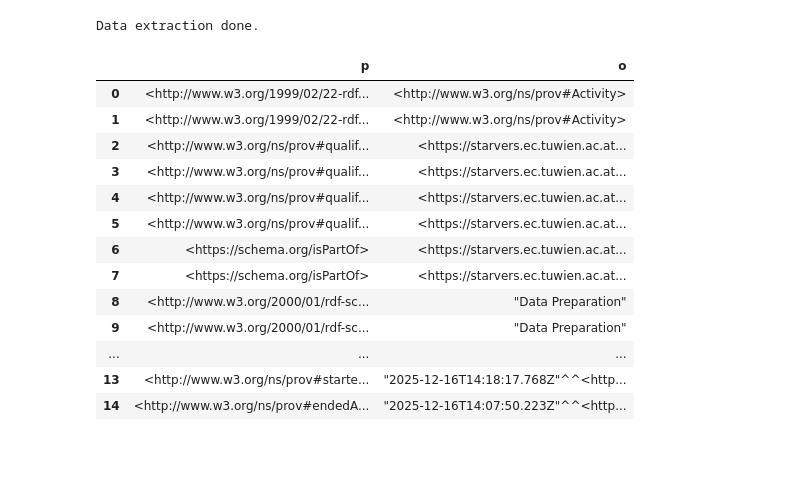
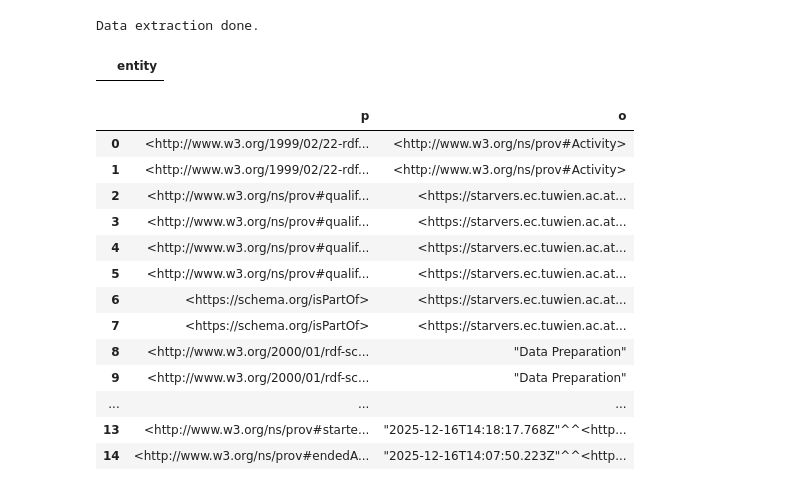
Before and after one commit to Emina1998/BI_Assignment3, a Jupyter notebook: template.ipynb, the cells around one changed output. Cells and saved outputs as stored; diff of their text form; code cells hidden in the pictures; blank space fills up the shorter version.

```diff
--- a/template.ipynb
+++ b/template.ipynb
@@ -1817,10 +1815,15 @@ engine.insert(identify_data_mining_algorithm_activity, prefixes=prefixes)
 # Documentation 4b
 #############################################
 
-hp_ass_uuid_writer = "fff582a8-c5cd-4030-978b-9f56b603167c"
+hp_ass_uuid_writer = "023b72e3-9d28-45cd-a82b-fa84d852e68d"
 hp_comment = """
-...
+Several hyper-parameters of the k-Nearest Neighbors algorithm were considered, including the number of neighbors, the distance metric, the weighting scheme, and the neighbor search algorithm. Among these, the number of neighbors k was selected as the most relevant hyper-parameter for tuning.
+
+The value of k directly controls the complexity of the kNN model. Small values of k can lead to overfitting, while larger values may cause underfitting by smoothing class boundaries too strongly. Because this effect is easy to interpret and has a strong impact on model performance, k was chosen for tuning.
+
+The tuning was performed by evaluating a predefined range of odd k values. This allows transparent comparison between configurations while keeping the computational effort manageable.
 """
+
 identify_hp_activity = [
     f':identify_hyperparameters rdf:type prov:Activity .',
     f':identify_hyperparameters sc:isPartOf :modeling_phase .',
@@ -1831,12 +1834,11 @@ identify_hp_activity = [
     f':{hp_ass_uuid_writer} prov:hadRole :{code_writer_role} .',
 
     # example parameter
-    f':hp_learning_rate rdf:type mls:HyperParameter .',
-    f':hp_learning_rate rdfs:label "Learning Rate" .',
-    f':hp_learning_rate rdfs:comment "..." .',
-    f':random_forrest_classifier_implementation mls:hasHyperParameter :hp_learning_rate .',
-    f':hp_learning_rate prov:wasGeneratedBy :identify_hyperparameters .',
-
+    f':hp_number_of_neighbors rdf:type mls:HyperParameter .',
+    f':hp_number_of_neighbors rdfs:label "Number of Neighbors (k)" .',
+    f':hp_number_of_neighbors rdfs:comment "Controls how many nearest neighbors are considered during classification in the kNN algorithm." .',
+    f':knn_classifier_implementation mls:hasHyperParameter :hp_number_of_neighbors .',
+    f':hp_number_of_neighbors prov:wasGeneratedBy :identify_hyperparameters .',
     # continue with your identified hyperparameters
 
 ]
@@ -2583,6 +3065,26 @@ mod_m_val = f"{float(raw_val):.4f}" if raw_val else ""
 print("Data extraction done.")
 # %% [output]
 Data extraction done.
+# %%
+dep_exists_query = f"""
+{prefix_header}
+
+SELECT ?entity WHERE {{
+  VALUES ?entity {{
+    :dep_recommendations
+    :dep_ethical_risks
+    :dep_monitoring_plan
+    :dep_reproducibility_reflection
+  }}
+  ?entity ?p ?o .
+}}
+"""
+
+
+res_dep = engine.query(dep_exists_query)
+res_dep
+# %% [output]
+|  | entity |
 # %%
 engine.query(f"""
 {prefix_header}
```
Also changed, not shown: parts of 8 cells of this notebook.
